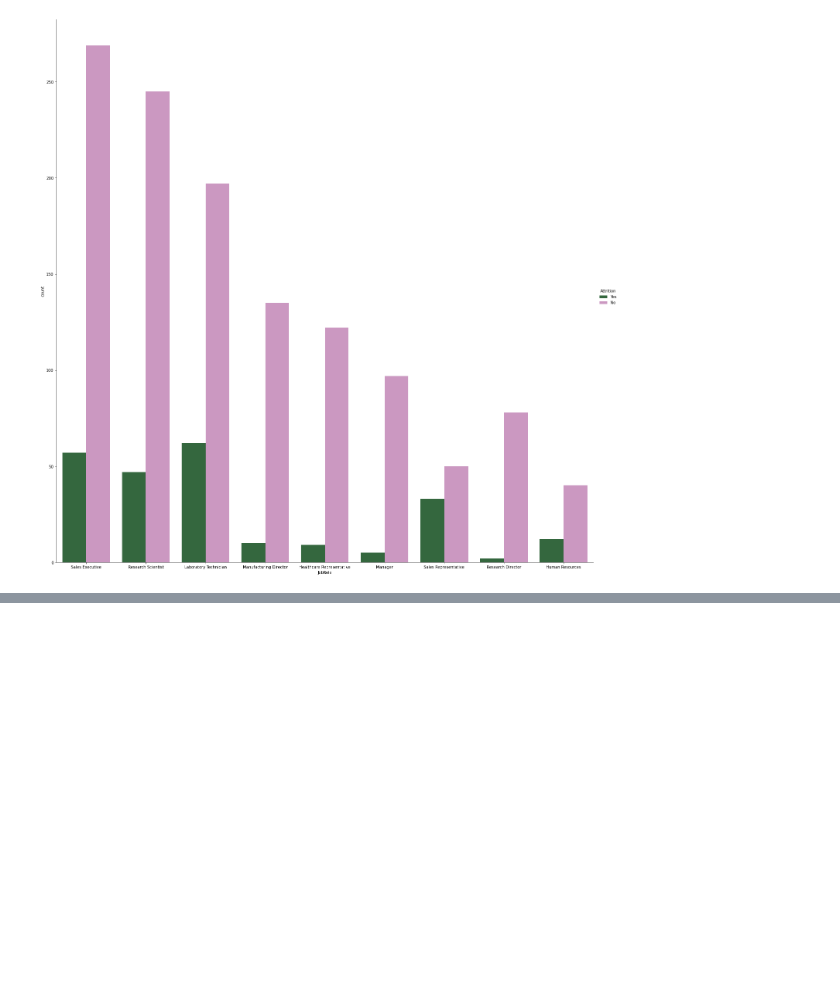
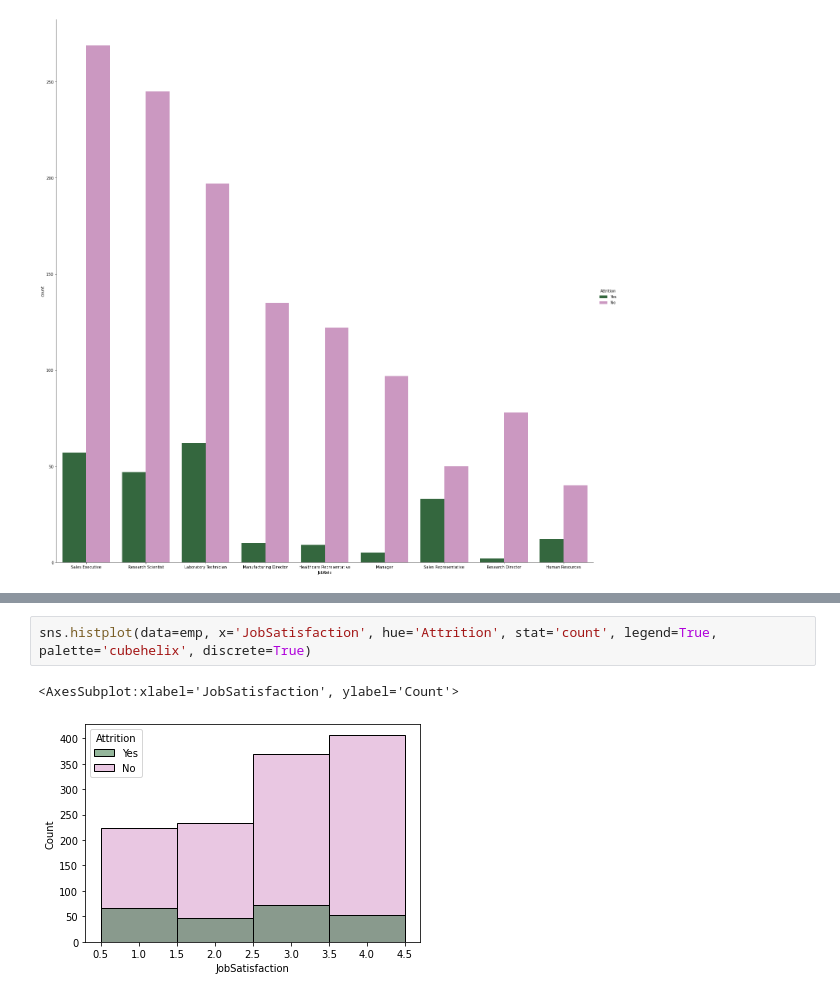
Before and after one commit to joshuagustaf/empattr, a Jupyter notebook: Emp_Att_Pred.ipynb, the cells around one changed output, grey strips where cells are left out. Cells and saved outputs as stored; diff of their text form; blank space fills up the shorter version.

```diff
--- a/Emp_Att_Pred.ipynb
+++ b/Emp_Att_Pred.ipynb
@@ -96,0 +108,5 @@ sns.catplot(data=emp, x='JobRole', kind='count', hue='Attrition', palette='cubeh
+# %%
+sns.histplot(data=emp, x='JobSatisfaction', hue='Attrition', stat='count', legend=True, palette='cubehelix', discrete=True)
+# %% [output]
+<AxesSubplot:xlabel='JobSatisfaction', ylabel='Count'>
+[figure, added]
```
Also changed, not shown: parts of 26 cells of this notebook.
